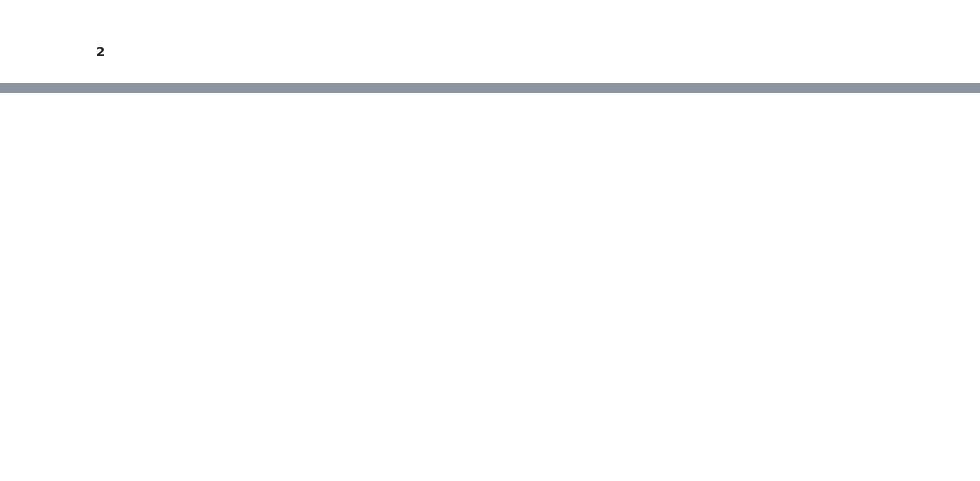
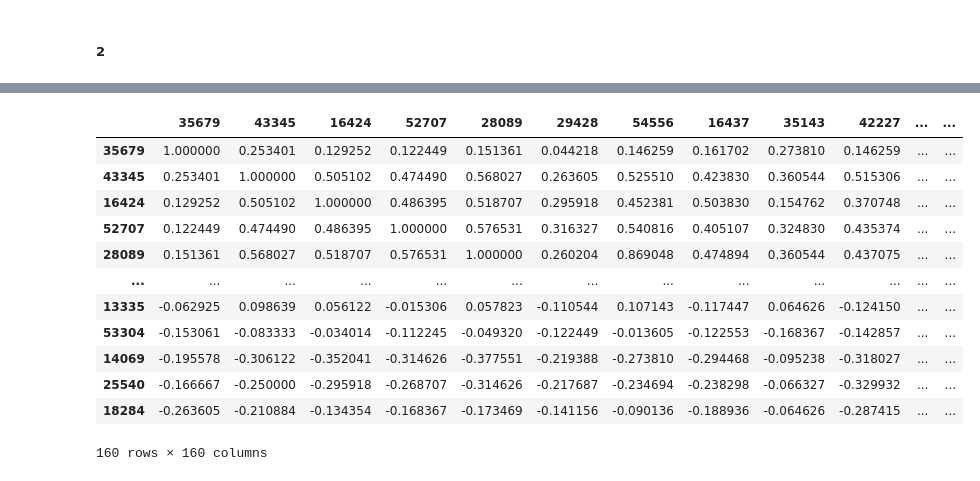
Before and after one commit to Alon-daniel/statistis, a Jupyter notebook: statistics/hw4/hw4.ipynb, the cells around one changed output, grey strips where cells are left out. Saved outputs shown, nothing was run; the diff lists cells and outputs as text; code cells hidden in the pictures; blank space fills up the shorter version.

```diff
--- a/statistics/hw4/hw4.ipynb
+++ b/statistics/hw4/hw4.ipynb
@@ -176,0 +306,16 @@ under null value model wheere the genee should be independent of each other then
+# %%
+coorelations_M_only
+# %% [output]
+|  | 35679 | 43345 | 16424 | 52707 | 28089 | 29428 | 54556 | 16437 | 35143 | 42227 | ... | ... |
+| 35679 | 1.000000 | 0.253401 | 0.129252 | 0.122449 | 0.151361 | 0.044218 | 0.146259 | 0.161702 | 0.273810 | 0.146259 | ... | ... |
+| 43345 | 0.253401 | 1.000000 | 0.505102 | 0.474490 | 0.568027 | 0.263605 | 0.525510 | 0.423830 | 0.360544 | 0.515306 | ... | ... |
+| 16424 | 0.129252 | 0.505102 | 1.000000 | 0.486395 | 0.518707 | 0.295918 | 0.452381 | 0.503830 | 0.154762 | 0.370748 | ... | ... |
+| 52707 | 0.122449 | 0.474490 | 0.486395 | 1.000000 | 0.576531 | 0.316327 | 0.540816 | 0.405107 | 0.324830 | 0.435374 | ... | ... |
+| 28089 | 0.151361 | 0.568027 | 0.518707 | 0.576531 | 1.000000 | 0.260204 | 0.869048 | 0.474894 | 0.360544 | 0.437075 | ... | ... |
+| ... | ... | ... | ... | ... | ... | ... | ... | ... | ... | ... | ... | ... |
+| 13335 | -0.062925 | 0.098639 | 0.056122 | -0.015306 | 0.057823 | -0.110544 | 0.107143 | -0.117447 | 0.064626 | -0.124150 | ... | ... |
+| 53304 | -0.153061 | -0.083333 | -0.034014 | -0.112245 | -0.049320 | -0.122449 | -0.013605 | -0.122553 | -0.168367 | -0.142857 | ... | ... |
+| 14069 | -0.195578 | -0.306122 | -0.352041 | -0.314626 | -0.377551 | -0.219388 | -0.273810 | -0.294468 | -0.095238 | -0.318027 | ... | ... |
+| 25540 | -0.166667 | -0.250000 | -0.295918 | -0.268707 | -0.314626 | -0.217687 | -0.234694 | -0.238298 | -0.066327 | -0.329932 | ... | ... |
+| 18284 | -0.263605 | -0.210884 | -0.134354 | -0.168367 | -0.173469 | -0.141156 | -0.090136 | -0.188936 | -0.064626 | -0.287415 | ... | ... |
+160 rows × 160 columns
```
Also changed, not shown: parts of 28 cells of this notebook, 3 other files.
